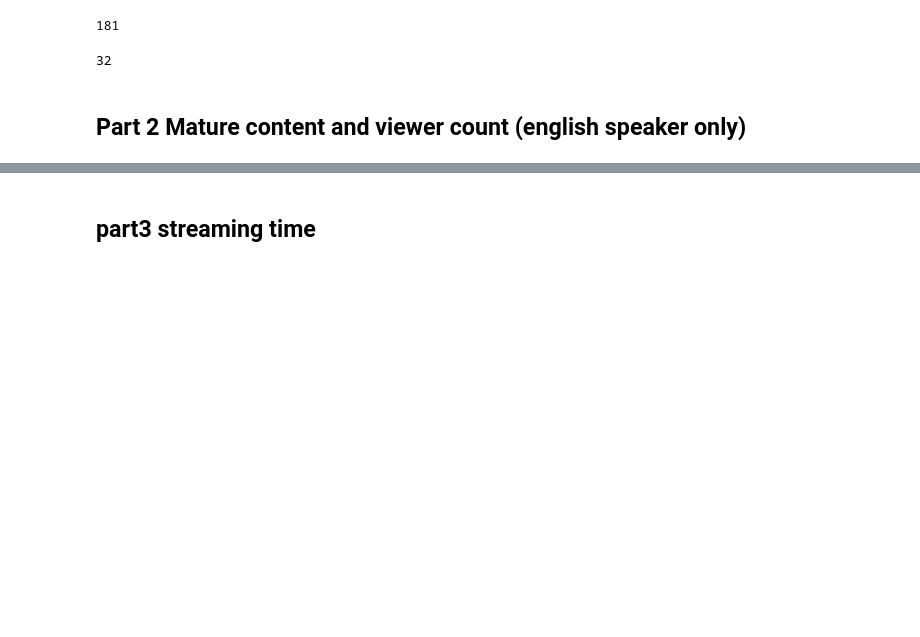
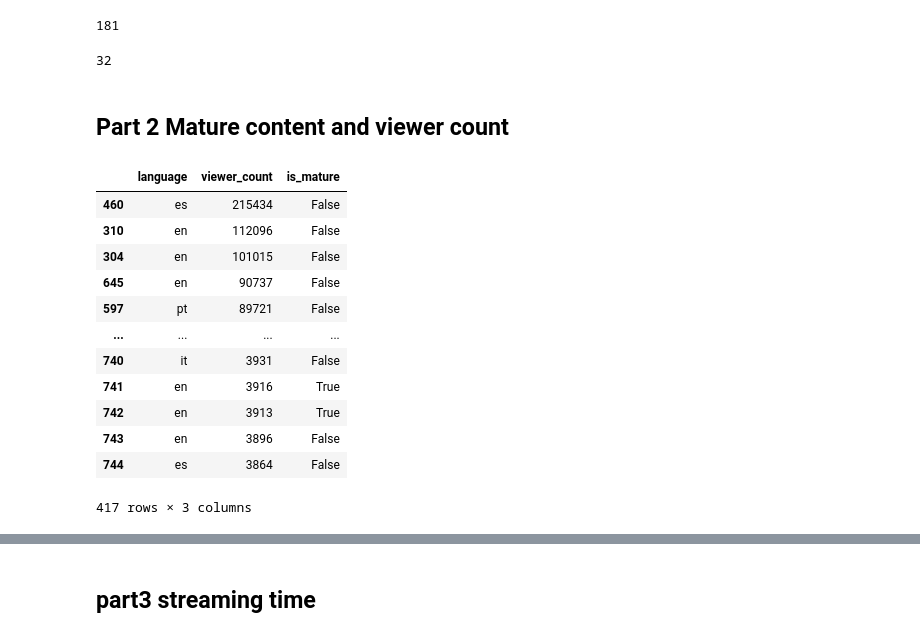
Before and after one commit to jiyanx23/is310-final-project, a Jupyter notebook: final_project/data_analysis.ipynb, the cells around one changed output, grey strips where cells are left out. Cells and saved outputs as stored; diff of their text form; code cells hidden in the pictures; blank space fills up the shorter version.

```diff
--- a/final_project/data_analysis.ipynb
+++ b/final_project/data_analysis.ipynb
@@ -189,7 +189,21 @@ len(twitch_lan_and_mature[twitch_lan_and_mature['language']=='ru'])
 # %% [output]
 32
 # %% [markdown]
-## Part 2 Mature content and viewer count (english speaker only)
+## Part 2 Mature content and viewer count
 # %%
-twitch_mature_viewer = twitch_sorted_viewer[twitch_sorted_viewer['language']=='en']
-# twitch_mature_viewer
+twitch_mature_viewer =  twitch_sorted_viewer[['language','viewer_count','is_mature']]
+twitch_mature_viewer
+# %% [output]
+|  | language | viewer_count | is_mature |
+| 460 | es | 215434 | False |
+| 310 | en | 112096 | False |
+| 304 | en | 101015 | False |
+| 645 | en | 90737 | False |
+| 597 | pt | 89721 | False |
+| ... | ... | ... | ... |
+| 740 | it | 3931 | False |
+| 741 | en | 3916 | True |
+| 742 | en | 3913 | True |
+| 743 | en | 3896 | False |
+| 744 | es | 3864 | False |
+417 rows × 3 columns
```
Also changed, not shown: parts of 5 cells of this notebook.
